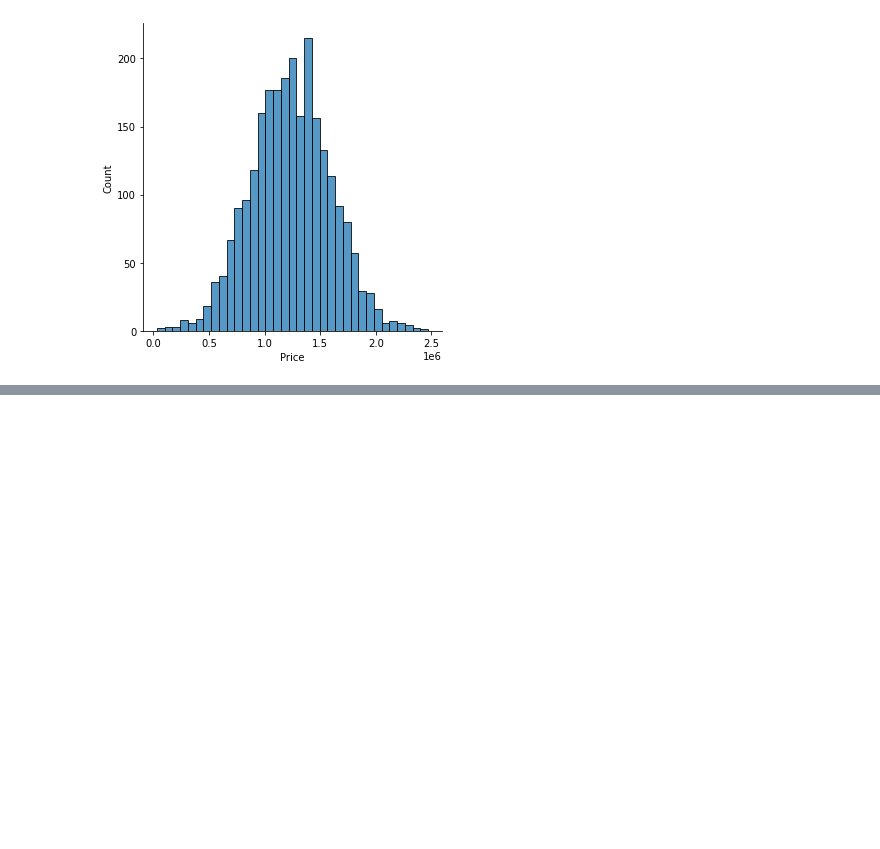
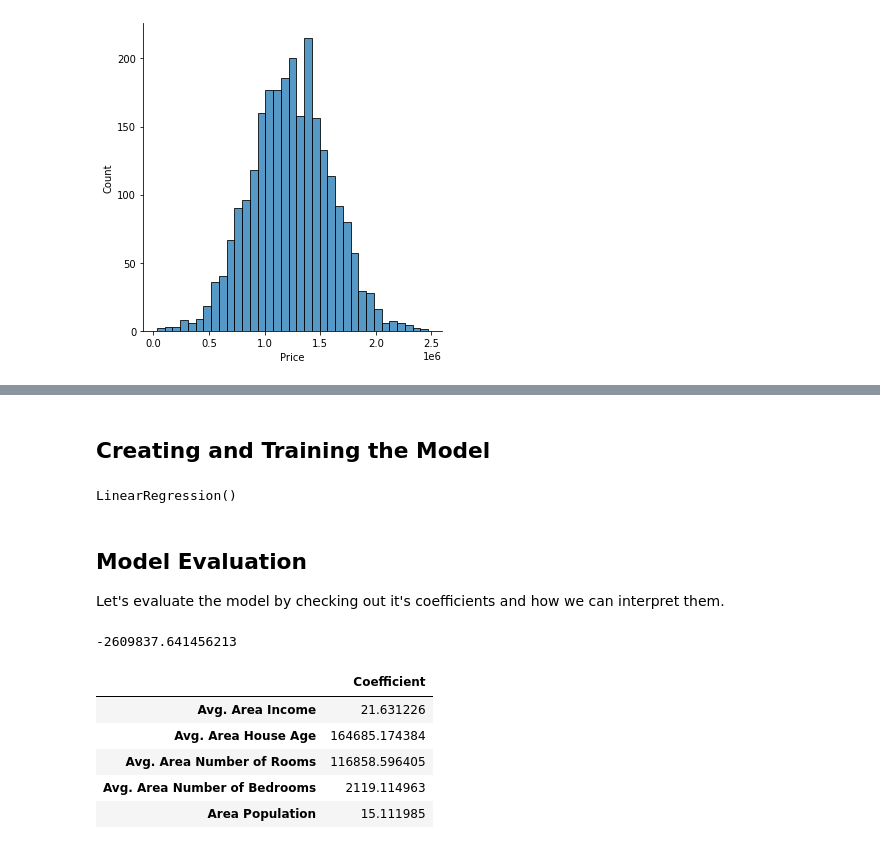
Before and after one commit to zacharyvunguyen/LinearRegressionIntro, a Jupyter notebook: Linear_regression_intro.ipynb, the cells around one changed output, grey strips where cells are left out. Cells and saved outputs as stored; diff of their text form; code cells hidden in the pictures; blank space fills up the shorter version.

```diff
--- a/Linear_regression_intro.ipynb
+++ b/Linear_regression_intro.ipynb
@@ -113,0 +150,34 @@ sns.heatmap(df_USAhousing.corr()) # TODO 2
+# %% [markdown]
+## Creating and Training the Model
+# %%
+# Import LinearRegression function from sklearn.model_selection
+from sklearn.linear_model import LinearRegression
+
+# LinearRegression fits a linear model with coefficients w = (w1, …, wp) to minimize the residual sum of squares between the observed targets
+# in the dataset, and the targets predicted by the linear approximation.
+lm = LinearRegression()
+
+# Train the Linear Regression Classifer
+lm.fit(X_train,y_train)
+# %% [output]
+LinearRegression()
+# %% [markdown]
+## Model Evaluation
+
+Let's evaluate the model by checking out it's coefficients and how we can interpret them.
+# %%
+# print the intercept
+print(lm.intercept_)
+# %% [output]
+-2609837.641456213
+# %%
+# Pandas DataFrame is two-dimensional size-mutable, potentially heterogeneous tabular data structure with labeled axes (rows and columns).
+coeff_df = pd.DataFrame(lm.coef_,X.columns,columns=['Coefficient'])
+coeff_df
+# %% [output]
+|  | Coefficient |
+| Avg. Area Income | 21.631226 |
+| Avg. Area House Age | 164685.174384 |
+| Avg. Area Number of Rooms | 116858.596405 |
+| Avg. Area Number of Bedrooms | 2119.114963 |
+| Area Population | 15.111985 |
```
Also changed, not shown: parts of 17 cells of this notebook.
